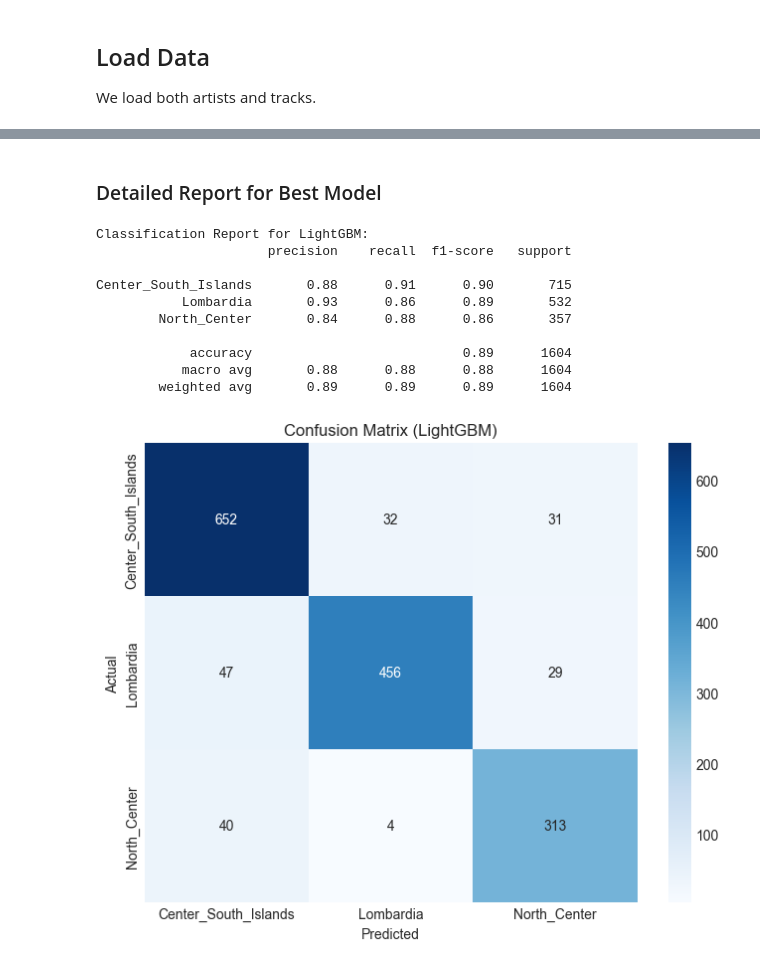
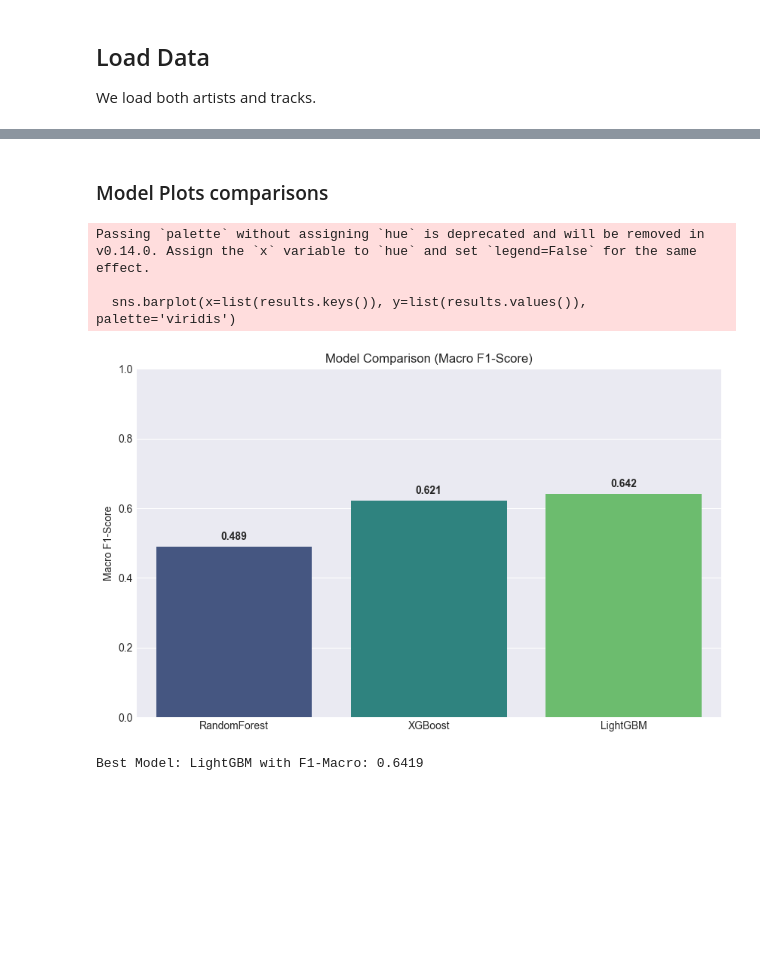
Before and after one commit to jaanisfehling/italian-rap-songs, a Jupyter notebook: predictive_analysis/predictive_analysis.ipynb, the cells around one changed output, grey strips where cells are left out. Saved outputs shown, nothing was run; the diff lists cells and outputs as text; code cells hidden in the pictures; blank space fills up the shorter version.

Commit message:
predictive analysis pre-final

```diff
--- a/predictive_analysis/predictive_analysis.ipynb
+++ b/predictive_analysis/predictive_analysis.ipynb
@@ -264,0 +165,20 @@ Name: count, dtype: int64
+# %%
+target_col = 'macro_zone'
+y = df_merged[target_col]
+
+metadata_cols = [
+    'id_artist', 'id_track', 'name', 'id_album', 'track_id',
+    'lyrics', 'description', 'birth_place', 'nationality', 'gender',
+    'region', 'province', 'country', 'macro_zone', 'latitude', 'longitude',
+    'active_start', 'active_end', 'birth_date', 'active_start_dt',
+    'active_start_year', 'min_track_year',
+    'month', 'day', 'popularity', 'stats_pageviews', 'modified_popularity',
+    'track_number', 'disc_number', 'swear_IT_words', 'swear_EN_words', 'collab_count', 'active_start_final', 'gender_code', 'year'
+]
+
+X = df_merged.select_dtypes(include=[np.number])
+cols_to_drop = [c for c in metadata_cols if c in X.columns]
+X = X.drop(columns=cols_to_drop)
+X = X.fillna(0)
+print(f"Selected {X.shape[1]} features dynamically.")
+print(f"Feature Examples: {list(X.columns)}...")
@@ -514,27 +433,21 @@ Generating curve for LightGBM...
 # %% [markdown]
-### Detailed Report for Best Model
+### Model Plots comparisons
 # %%
-y_pred_best = best_model.predict(X_test)
-print(f"Classification Report for {best_model_name}:")
-print(classification_report(y_test, y_pred_best, target_names=le_target.classes_))
+plt.figure(figsize=(10, 6))
+sns.barplot(x=list(results.keys()), y=list(results.values()), palette='viridis')
+plt.title('Model Comparison (Macro F1-Score)')
+plt.ylabel('Macro F1-Score')
+plt.ylim(0, 1.0)
+for i, v in enumerate(results.values()):
+    plt.text(i, v + 0.02, f"{v:.3f}", ha='center', fontweight='bold')
+plt.show()
 
-# Confusion Matrix
-cm = confusion_matrix(y_test, y_pred_best)
-plt.figure(figsize=(8, 6))
-sns.heatmap(cm, annot=True, fmt='d', cmap='Blues', xticklabels=le_target.classes_, yticklabels=le_target.classes_)
-plt.title(f'Confusion Matrix ({best_model_name})')
-plt.xlabel('Predicted')
-plt.ylabel('Actual')
-plt.show()
+best_model_name = max(results, key=results.get)
+best_model = tuned_models[best_model_name]
+print(f"\nBest Model: {best_model_name} with F1-Macro: {results[best_model_name]:.4f}")
 # %% [output]
-Classification Report for LightGBM:
-                      precision    recall  f1-score   support
+Passing `palette` without assigning `hue` is deprecated and will be removed in v0.14.0. Assign the `x` variable to `hue` and set `legend=False` for the same effect.
 
-Center_South_Islands       0.88      0.91      0.90       715
-           Lombardia       0.93      0.86      0.89       532
-        North_Center       0.84      0.88      0.86       357
-
-            accuracy                           0.89      1604
-           macro avg       0.88      0.88      0.88      1604
-        weighted avg       0.89      0.89      0.89      1604
+  sns.barplot(x=list(results.keys()), y=list(results.values()), palette='viridis')
-[figure, old version]
+[figure, new version]
+Best Model: LightGBM with F1-Macro: 0.6419
```
Also changed, not shown: parts of 39 cells of this notebook, 1 other file.
